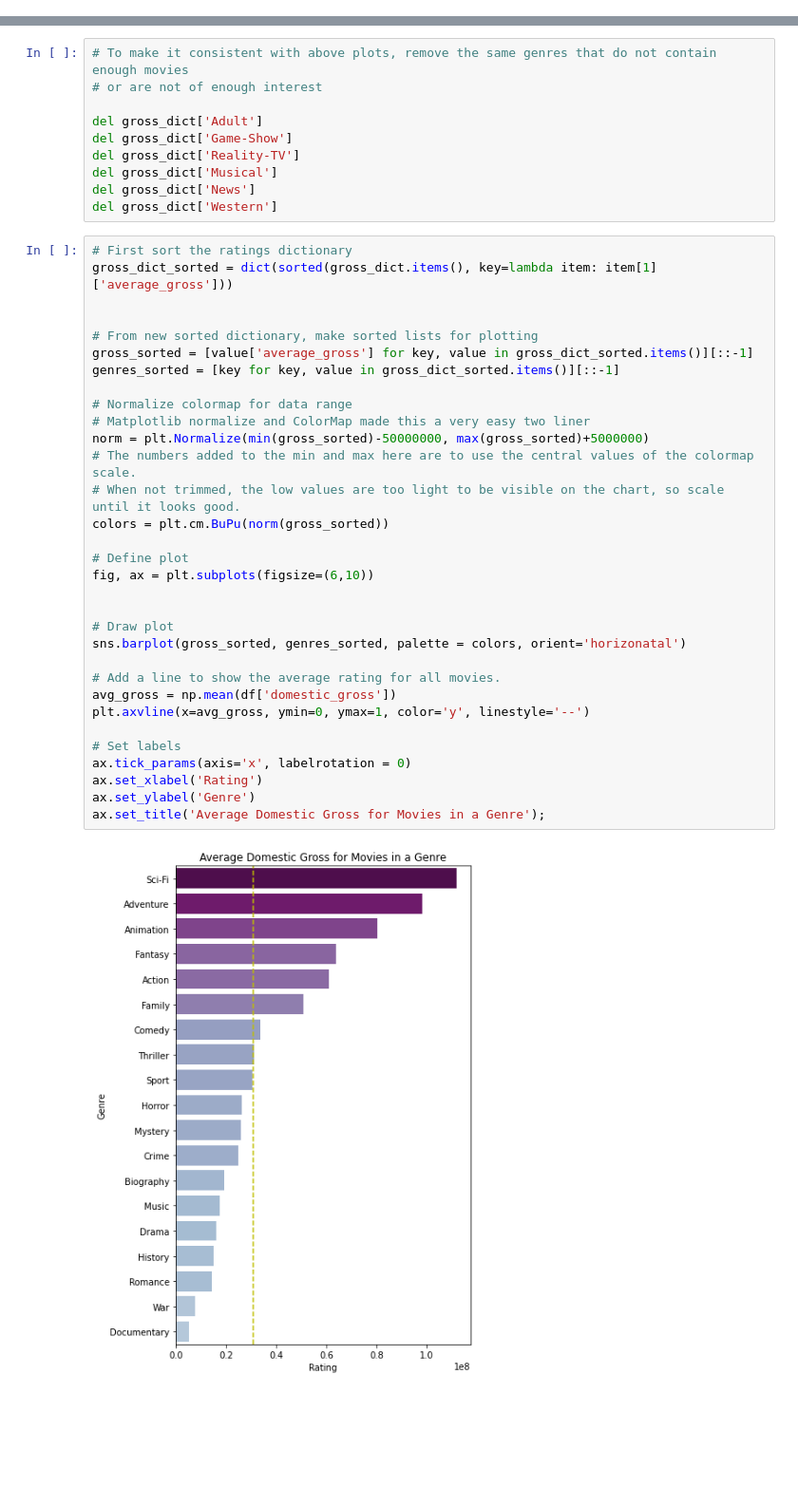
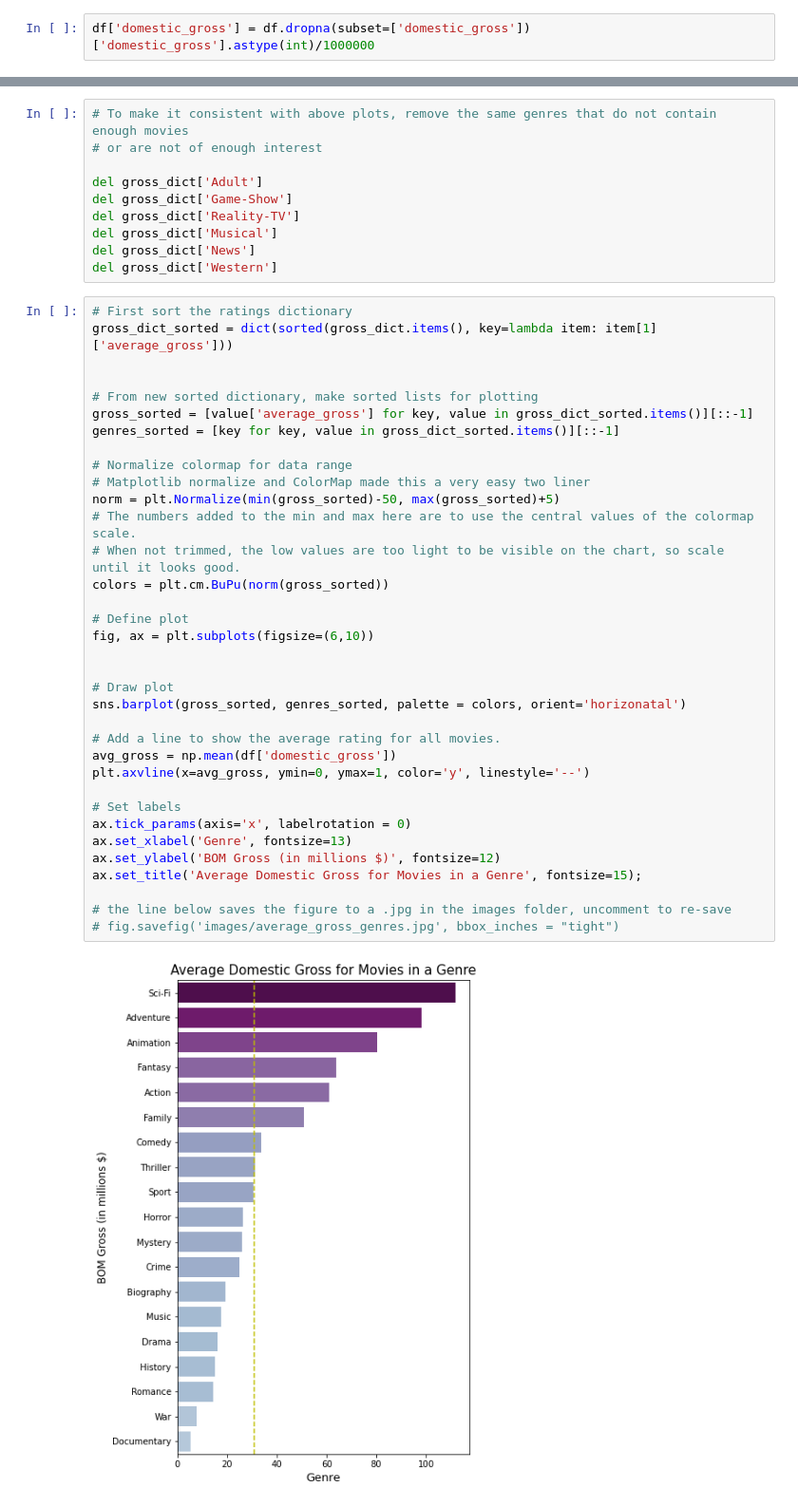
Before and after one commit to jonnyhof/phase1_project, a Jupyter notebook: movie_analysis.ipynb, the cells around one changed output, grey strips where cells are left out. Shown at 95% size. Cells and saved outputs as stored; diff of their text form; blank space fills up the shorter version.

Commit message:
finished final fig, and saved figure outputs to .jpg files in the /images folder

```diff
--- a/movie_analysis.ipynb
+++ b/movie_analysis.ipynb
@@ -358 +372,3 @@ df = bom_matches.merge(basics_ratings, left_on='matched_title', right_on='primar
+# %%
+df['domestic_gross'] = df.dropna(subset=['domestic_gross'])['domestic_gross'].astype(int)/1000000
 # %%
@@ -505,34 +529,37 @@ del gross_dict['Western']
 # %%
 # First sort the ratings dictionary
 gross_dict_sorted = dict(sorted(gross_dict.items(), key=lambda item: item[1]['average_gross']))
 
 
 # From new sorted dictionary, make sorted lists for plotting
 gross_sorted = [value['average_gross'] for key, value in gross_dict_sorted.items()][::-1]
 genres_sorted = [key for key, value in gross_dict_sorted.items()][::-1]
 
 # Normalize colormap for data range
 # Matplotlib normalize and ColorMap made this a very easy two liner
-norm = plt.Normalize(min(gross_sorted)-50000000, max(gross_sorted)+5000000)
+norm = plt.Normalize(min(gross_sorted)-50, max(gross_sorted)+5)
 # The numbers added to the min and max here are to use the central values of the colormap scale.
 # When not trimmed, the low values are too light to be visible on the chart, so scale until it looks good.
 colors = plt.cm.BuPu(norm(gross_sorted))
 
 # Define plot
 fig, ax = plt.subplots(figsize=(6,10))
 
 
 # Draw plot
 sns.barplot(gross_sorted, genres_sorted, palette = colors, orient='horizonatal')
 
 # Add a line to show the average rating for all movies.
 avg_gross = np.mean(df['domestic_gross'])
 plt.axvline(x=avg_gross, ymin=0, ymax=1, color='y', linestyle='--')
 
 # Set labels
 ax.tick_params(axis='x', labelrotation = 0)
-ax.set_xlabel('Rating')
-ax.set_ylabel('Genre')
-ax.set_title('Average Domestic Gross for Movies in a Genre');
+ax.set_xlabel('Genre', fontsize=13)
+ax.set_ylabel('BOM Gross (in millions $)', fontsize=12)
+ax.set_title('Average Domestic Gross for Movies in a Genre', fontsize=15);
+
+# the line below saves the figure to a .jpg in the images folder, uncomment to re-save
+# fig.savefig('images/average_gross_genres.jpg', bbox_inches = "tight")
 # %% [output]
-[figure, old version]
+[figure, new version]
```
Also changed, not shown: parts of 22 cells of this notebook, 3 other files.
